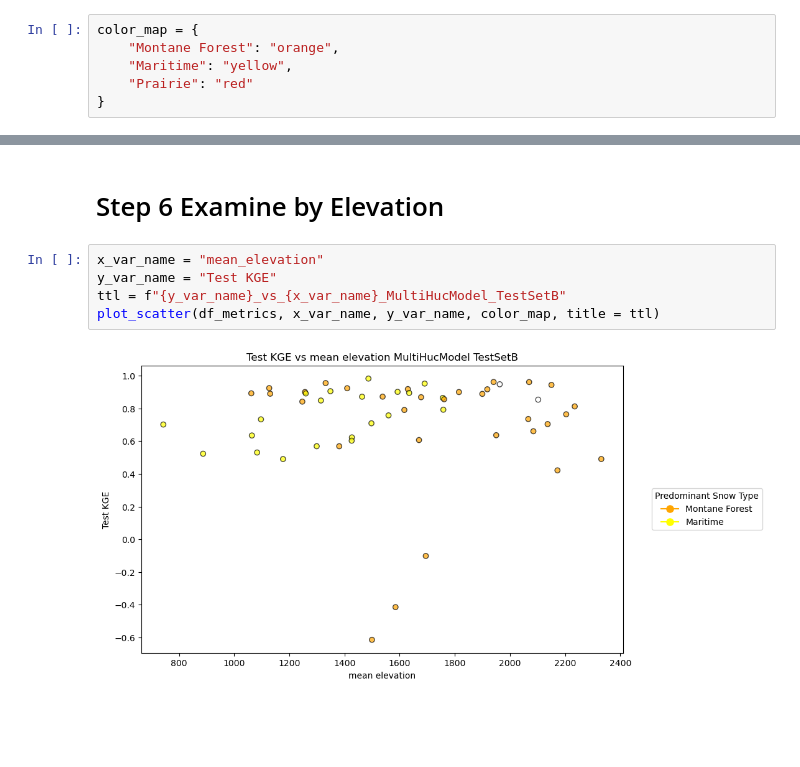
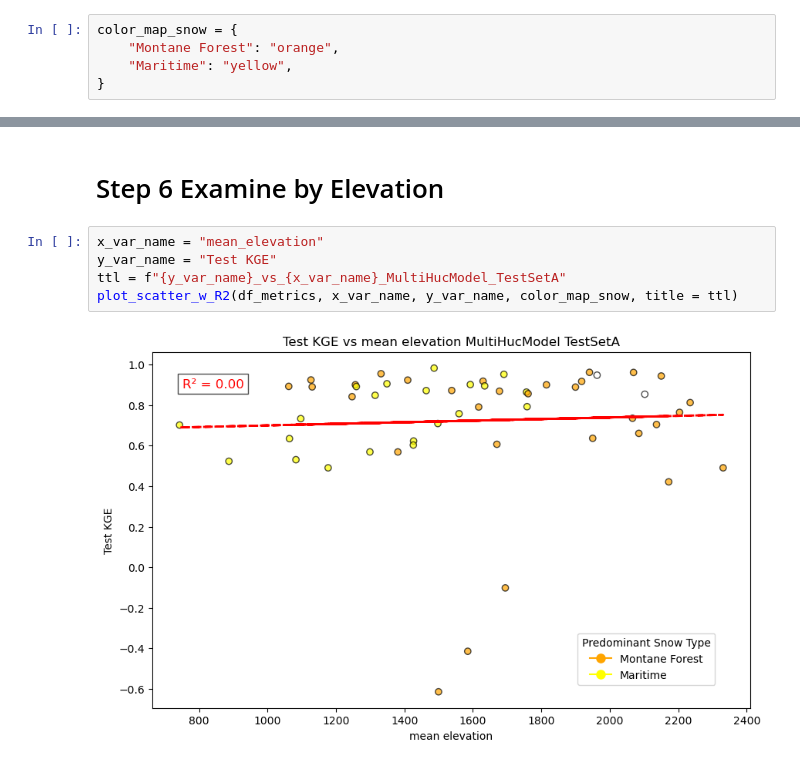
Before and after one commit to DSHydro/SnowML, a Jupyter notebook: notebooks/Ex3_MultiHucTraining/TestSetA.ipynb, the cells around one changed output, grey strips where cells are left out. Saved outputs shown, nothing was run; the diff lists cells and outputs as text; blank space fills up the shorter version.

Commit message:
Update charts

```diff
--- a/notebooks/Ex3_MultiHucTraining/TestSetA.ipynb
+++ b/notebooks/Ex3_MultiHucTraining/TestSetA.ipynb
@@ -42,8 +46,7 @@ df_metrics.head(2)
 | 0 | 170103020201 | East Fork Pine Creek | 0.001897 | 0.841758 | 0.924090 | Montane Forest | orange | 1246.835693 | ... |
 | 1 | 170103020301 | Twomile Creek-South Fork Coeur d'... | 0.000845 | 0.924311 | 0.917509 | Montane Forest | orange | 1126.706055 | ... |
 # %%
-color_map = {
+color_map_snow = {
     "Montane Forest": "orange",
     "Maritime": "yellow",
-    "Prairie": "red"
 }
@@ -245,7 +381,7 @@ plot_boxplot_by_group(df_metrics, parameter, title= ttl, groupby_column = group_
 # %%
 x_var_name = "mean_elevation"
 y_var_name = "Test KGE"
-ttl = f"{y_var_name}_vs_{x_var_name}_MultiHucModel_TestSetB"
-plot_scatter(df_metrics, x_var_name, y_var_name, color_map, title = ttl)
+ttl = f"{y_var_name}_vs_{x_var_name}_MultiHucModel_TestSetA"
+plot_scatter_w_R2(df_metrics, x_var_name, y_var_name, color_map_snow, title = ttl)
 # %% [output]
-[figure, old version]
+[figure, new version]
```
Also changed, not shown: parts of 24 cells of this notebook, 24 other files.
